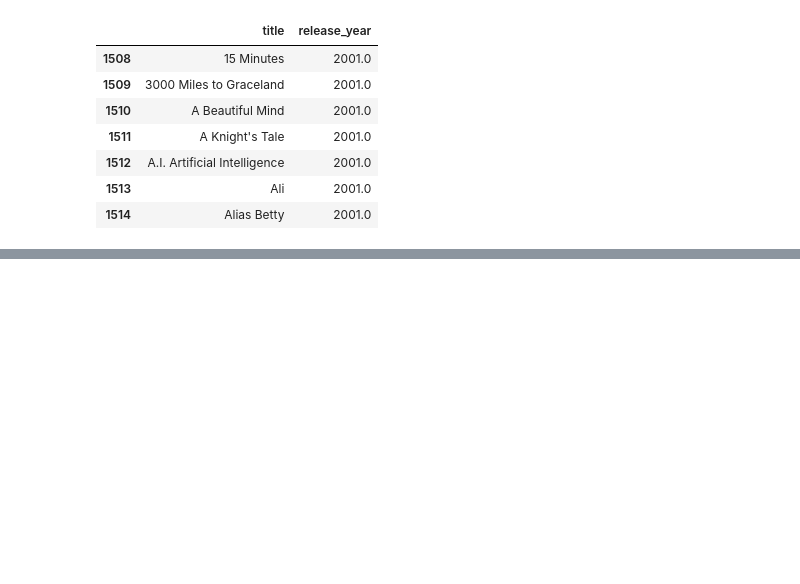
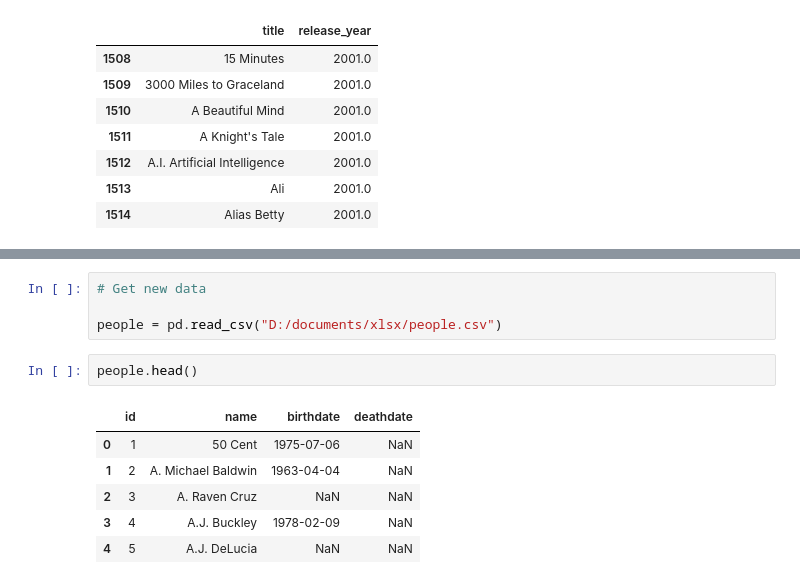
Before and after one commit to ishtiakrongon/Learning-Python, a Jupyter notebook: Basic Data Exploration with Pandas.ipynb, the cells around one changed output, grey strips where cells are left out. Saved outputs shown, nothing was run; the diff lists cells and outputs as text; blank space fills up the shorter version.

```diff
--- a/Basic Data Exploration with Pandas.ipynb
+++ b/Basic Data Exploration with Pandas.ipynb
@@ -178,0 +191,13 @@ released_after_2000.head(7)
+# %%
+# Get new data
+
+people = pd.read_csv("D:/documents/xlsx/people.csv")
+# %%
+people.head()
+# %% [output]
+|  | id | name | birthdate | deathdate |
+| 0 | 1 | 50 Cent | 1975-07-06 | NaN |
+| 1 | 2 | A. Michael Baldwin | 1963-04-04 | NaN |
+| 2 | 3 | A. Raven Cruz | NaN | NaN |
+| 3 | 4 | A.J. Buckley | 1978-02-09 | NaN |
+| 4 | 5 | A.J. DeLucia | NaN | NaN |
```
Also changed, not shown: parts of 4 cells of this notebook.
